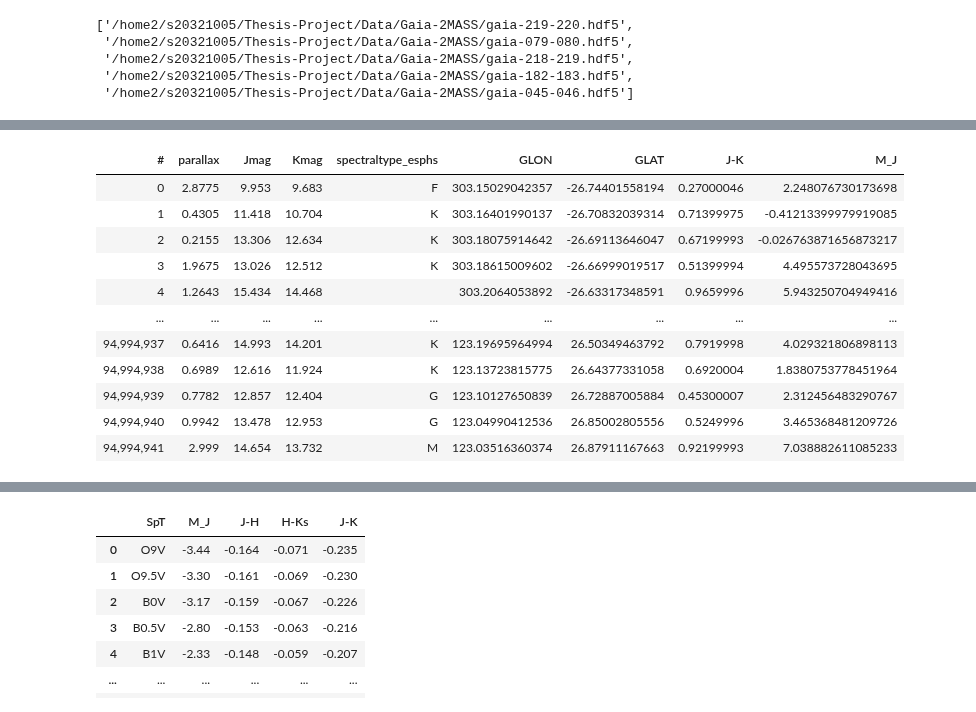
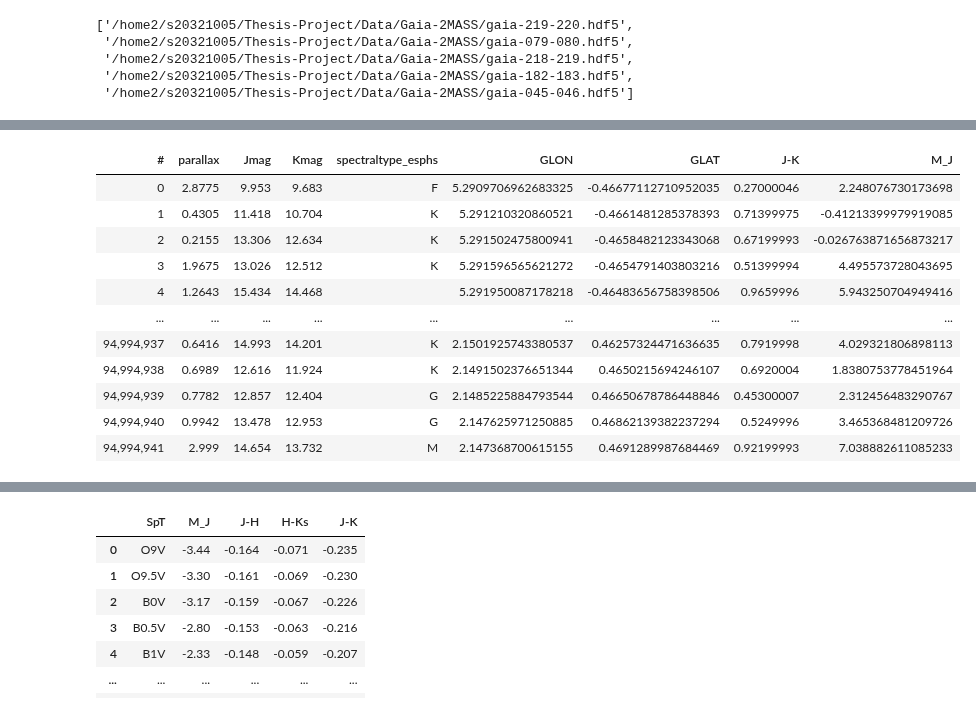
Before and after one commit to Alisyaifudin/Thesis-Project, a Jupyter notebook: 2. Vertical Number Density/2.2. Cutting.ipynb, the cells around one changed output, grey strips where cells are left out. Saved outputs shown, nothing was run; the diff lists cells and outputs as text; code cells hidden in the pictures.

```diff
--- a/2. Vertical Number Density/2.2. Cutting.ipynb
+++ b/2. Vertical Number Density/2.2. Cutting.ipynb
@@ -61,20 +61,22 @@ gaia_raw
 # %%
 cols = ["parallax", "Jmag", "Kmag", "spectraltype_esphs", "GLON", "GLAT"]
 gaia = gaia_raw[cols]
 gaia["J-K"] = gaia["Jmag"] - gaia["Kmag"]
 gaia["M_J"] = gaia["Jmag"] -10 - 5*np.log10(1/gaia["parallax"])
+gaia["GLON"] = gaia["GLON"]*np.pi/180
+gaia["GLAT"] = gaia["GLAT"]*np.pi/180
 gaia
 # %% [output]
 | # | parallax | Jmag | Kmag | spectraltype_esphs | GLON | GLAT | J-K | M_J |
-| 0 | 2.8775 | 9.953 | 9.683 | F | 303.15029042357 | -26.74401558194 | 0.27000046 | 2.248076730173698 |
-| 1 | 0.4305 | 11.418 | 10.704 | K | 303.16401990137 | -26.70832039314 | 0.71399975 | -0.41213399979919085 |
-| 2 | 0.2155 | 13.306 | 12.634 | K | 303.18075914642 | -26.69113646047 | 0.67199993 | -0.026763871656873217 |
-| 3 | 1.9675 | 13.026 | 12.512 | K | 303.18615009602 | -26.66999019517 | 0.51399994 | 4.495573728043695 |
-| 4 | 1.2643 | 15.434 | 14.468 |  | 303.2064053892 | -26.63317348591 | 0.9659996 | 5.943250704949416 |
+| 0 | 2.8775 | 9.953 | 9.683 | F | 5.2909706962683325 | -0.46677112710952035 | 0.27000046 | 2.248076730173698 |
+| 1 | 0.4305 | 11.418 | 10.704 | K | 5.291210320860521 | -0.4661481285378393 | 0.71399975 | -0.41213399979919085 |
+| 2 | 0.2155 | 13.306 | 12.634 | K | 5.291502475800941 | -0.4658482123343068 | 0.67199993 | -0.026763871656873217 |
+| 3 | 1.9675 | 13.026 | 12.512 | K | 5.291596565621272 | -0.4654791403803216 | 0.51399994 | 4.495573728043695 |
+| 4 | 1.2643 | 15.434 | 14.468 |  | 5.291950087178218 | -0.46483656758398506 | 0.9659996 | 5.943250704949416 |
 | ... | ... | ... | ... | ... | ... | ... | ... | ... |
-| 94,994,937 | 0.6416 | 14.993 | 14.201 | K | 123.19695964994 | 26.50349463792 | 0.7919998 | 4.029321806898113 |
-| 94,994,938 | 0.6989 | 12.616 | 11.924 | K | 123.13723815775 | 26.64377331058 | 0.6920004 | 1.8380753778451964 |
-| 94,994,939 | 0.7782 | 12.857 | 12.404 | G | 123.10127650839 | 26.72887005884 | 0.45300007 | 2.312456483290767 |
-| 94,994,940 | 0.9942 | 13.478 | 12.953 | G | 123.04990412536 | 26.85002805556 | 0.5249996 | 3.465368481209726 |
-| 94,994,941 | 2.999 | 14.654 | 13.732 | M | 123.03516360374 | 26.87911167663 | 0.92199993 | 7.038882611085233 |
+| 94,994,937 | 0.6416 | 14.993 | 14.201 | K | 2.1501925743380537 | 0.46257324471636635 | 0.7919998 | 4.029321806898113 |
+| 94,994,938 | 0.6989 | 12.616 | 11.924 | K | 2.1491502376651344 | 0.4650215694246107 | 0.6920004 | 1.8380753778451964 |
+| 94,994,939 | 0.7782 | 12.857 | 12.404 | G | 2.1485225884793544 | 0.46650678786448846 | 0.45300007 | 2.312456483290767 |
+| 94,994,940 | 0.9942 | 13.478 | 12.953 | G | 2.147625971250885 | 0.46862139382237294 | 0.5249996 | 3.465368481209726 |
+| 94,994,941 | 2.999 | 14.654 | 13.732 | M | 2.147368700615155 | 0.4691289987684469 | 0.92199993 | 7.038882611085233 |
 # %%
```
Also changed, not shown: parts of 15 cells of this notebook.
